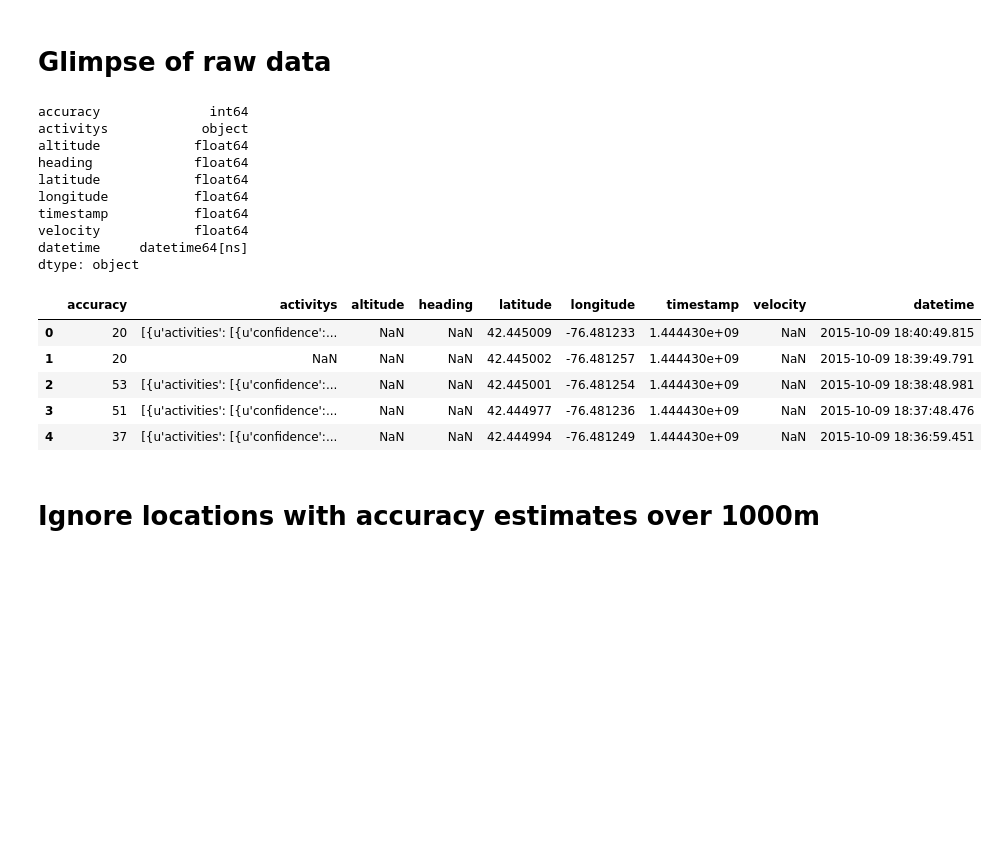
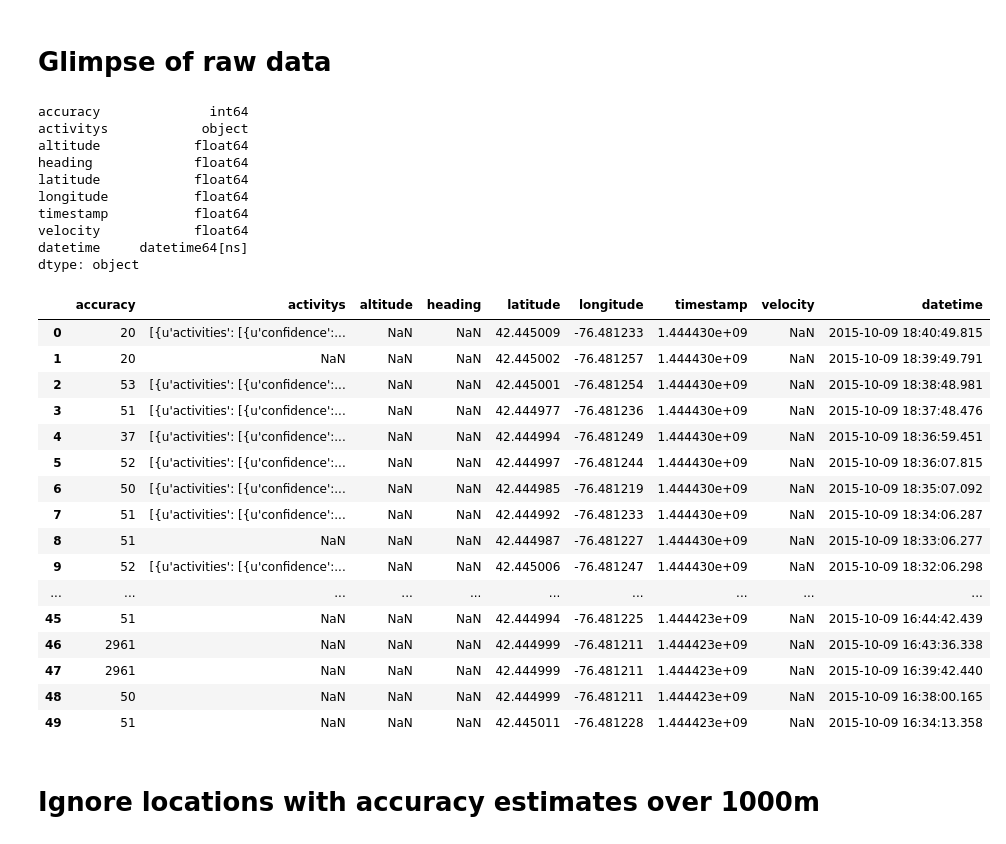
Before and after one commit to fnokeke/student-streams, a Jupyter notebook: src/location-streams.ipynb, the cells around one changed output. Drawn from its saved outputs; the diff is of its cells as text; code cells hidden in the pictures; blank space fills up the shorter version.

```diff
--- a/src/location-streams.ipynb
+++ b/src/location-streams.ipynb
@@ -54,24 +54,35 @@ ld.rename(columns={
 # Glimpse of raw data
 # %%
 print ld.dtypes
-ld.head()
+ld.head(50)
 # %% [output]
 accuracy              int64
 activitys            object
 altitude            float64
 heading             float64
 latitude            float64
 longitude           float64
 timestamp           float64
 velocity            float64
 datetime     datetime64[ns]
 dtype: object
 |  | accuracy | activitys | altitude | heading | latitude | longitude | timestamp | velocity | datetime |
 | 0 | 20 | [{u'activities': [{u'confidence':... | NaN | NaN | 42.445009 | -76.481233 | 1.444430e+09 | NaN | 2015-10-09 18:40:49.815 |
 | 1 | 20 | NaN | NaN | NaN | 42.445002 | -76.481257 | 1.444430e+09 | NaN | 2015-10-09 18:39:49.791 |
 | 2 | 53 | [{u'activities': [{u'confidence':... | NaN | NaN | 42.445001 | -76.481254 | 1.444430e+09 | NaN | 2015-10-09 18:38:48.981 |
 | 3 | 51 | [{u'activities': [{u'confidence':... | NaN | NaN | 42.444977 | -76.481236 | 1.444430e+09 | NaN | 2015-10-09 18:37:48.476 |
 | 4 | 37 | [{u'activities': [{u'confidence':... | NaN | NaN | 42.444994 | -76.481249 | 1.444430e+09 | NaN | 2015-10-09 18:36:59.451 |
+| 5 | 52 | [{u'activities': [{u'confidence':... | NaN | NaN | 42.444997 | -76.481244 | 1.444430e+09 | NaN | 2015-10-09 18:36:07.815 |
+| 6 | 50 | [{u'activities': [{u'confidence':... | NaN | NaN | 42.444985 | -76.481219 | 1.444430e+09 | NaN | 2015-10-09 18:35:07.092 |
+| 7 | 51 | [{u'activities': [{u'confidence':... | NaN | NaN | 42.444992 | -76.481233 | 1.444430e+09 | NaN | 2015-10-09 18:34:06.287 |
+| 8 | 51 | NaN | NaN | NaN | 42.444987 | -76.481227 | 1.444430e+09 | NaN | 2015-10-09 18:33:06.277 |
+| 9 | 52 | [{u'activities': [{u'confidence':... | NaN | NaN | 42.445006 | -76.481247 | 1.444430e+09 | NaN | 2015-10-09 18:32:06.298 |
+| ... | ... | ... | ... | ... | ... | ... | ... | ... | ... |
+| 45 | 51 | NaN | NaN | NaN | 42.444994 | -76.481225 | 1.444423e+09 | NaN | 2015-10-09 16:44:42.439 |
+| 46 | 2961 | NaN | NaN | NaN | 42.444999 | -76.481211 | 1.444423e+09 | NaN | 2015-10-09 16:43:36.338 |
+| 47 | 2961 | NaN | NaN | NaN | 42.444999 | -76.481211 | 1.444423e+09 | NaN | 2015-10-09 16:39:42.440 |
+| 48 | 50 | NaN | NaN | NaN | 42.444999 | -76.481211 | 1.444423e+09 | NaN | 2015-10-09 16:38:00.165 |
+| 49 | 51 | NaN | NaN | NaN | 42.445011 | -76.481228 | 1.444423e+09 | NaN | 2015-10-09 16:34:13.358 |
 # %% [markdown]
 # Ignore locations with accuracy estimates over 1000m
 # %%
```
Also changed, not shown: parts of 2 cells of this notebook, 1 other file.
